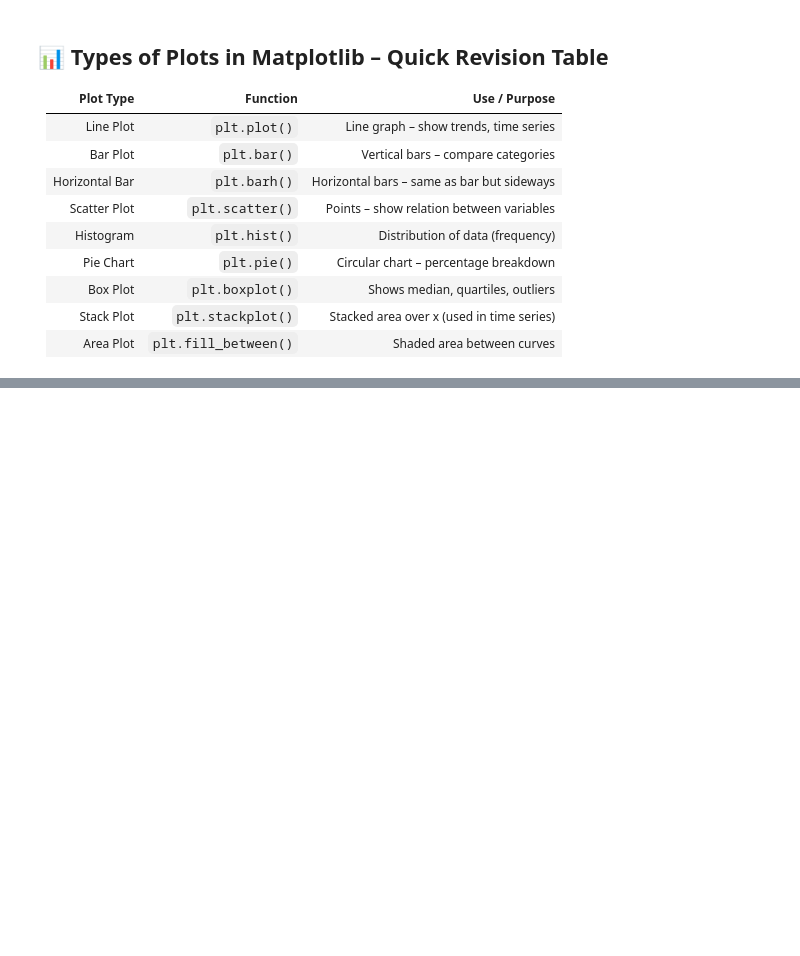
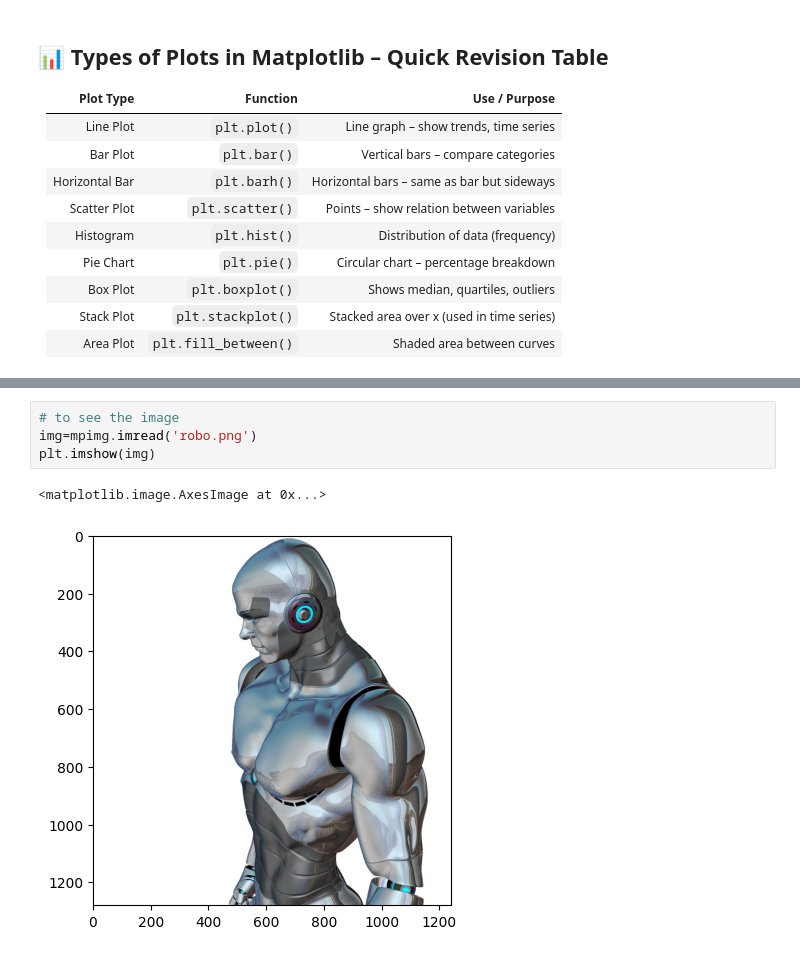
Before and after one commit to himanshu231204/-Data-Visualization-, a Jupyter notebook: MatPlotib.ipynb, the cells around one changed output, grey strips where cells are left out. Cells and saved outputs as stored; diff of their text form; blank space fills up the shorter version.

```diff
--- a/MatPlotib.ipynb
+++ b/MatPlotib.ipynb
@@ -229,0 +279,7 @@ plt.bar(x, y)
+# %%
+# to see the image
+img=mpimg.imread('robo.png')
+plt.imshow(img)
+# %% [output]
+<matplotlib.image.AxesImage at 0x...>
+[figure, added]
```
Also changed, not shown: parts of 17 cells of this notebook, 2 other files.
